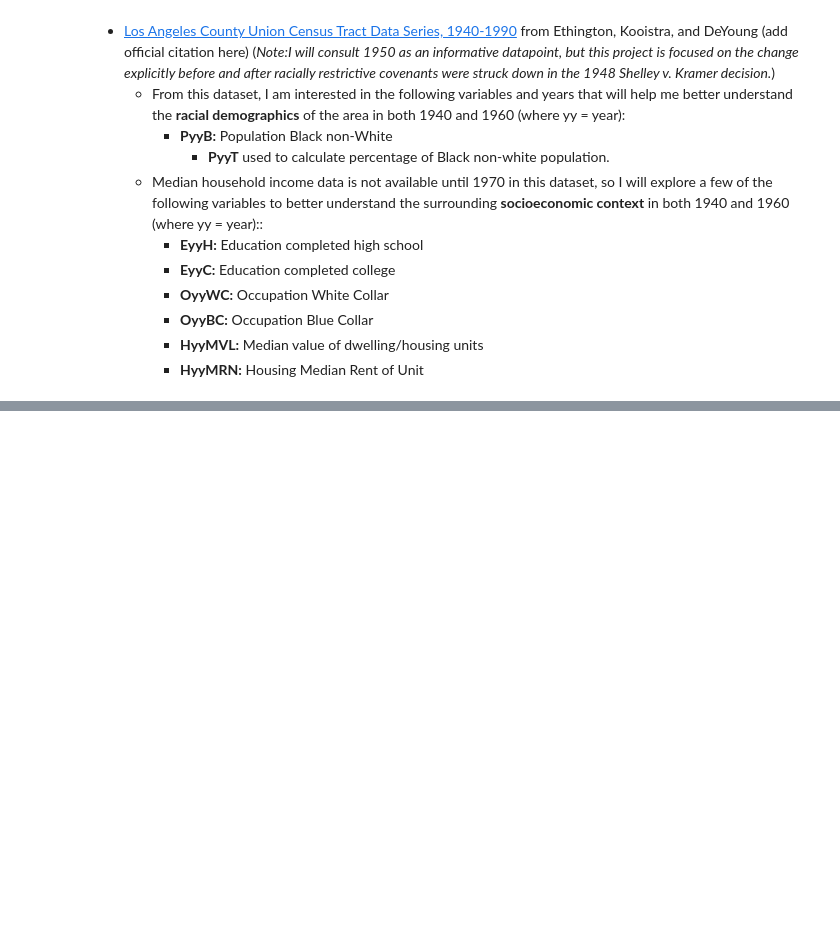
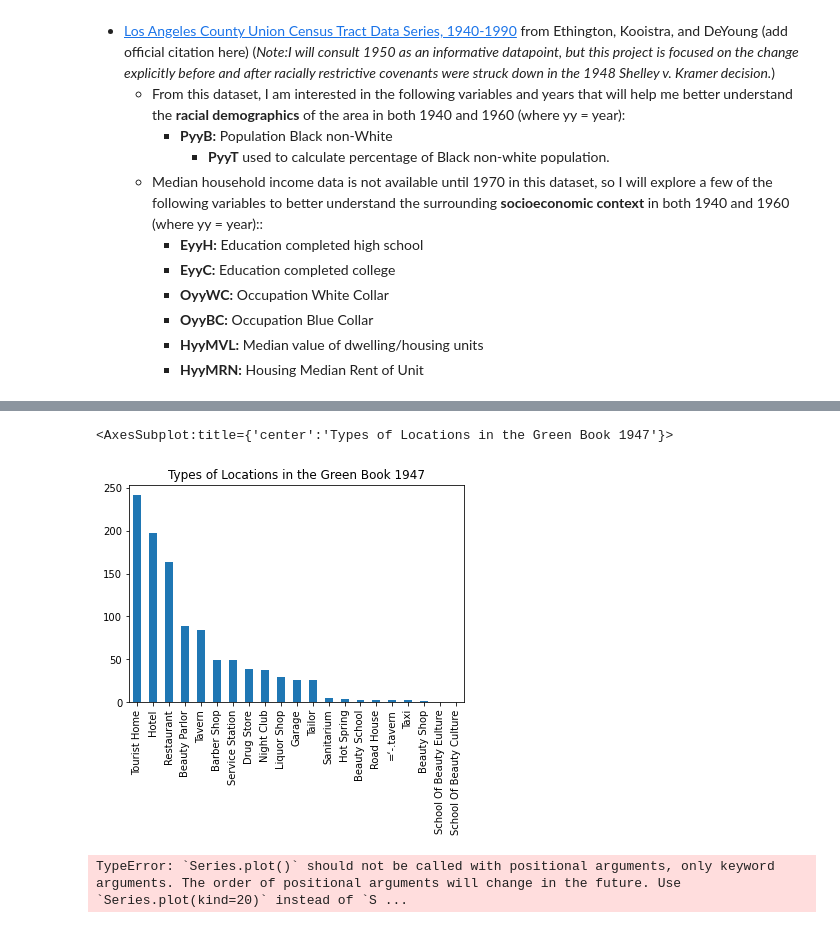
Before and after one commit to dmmurphy06/GISproject, a Jupyter notebook: Midterm/Midterm.ipynb, the cells around one changed output, grey strips where cells are left out. Cells and saved outputs as stored; diff of their text form; code cells hidden in the pictures; blank space fills up the shorter version.

```diff
--- a/Midterm/Midterm.ipynb
+++ b/Midterm/Midterm.ipynb
@@ -39,0 +238,5 @@ gdf = gpd.read_file('GISproject/Group Assignments/Data/ethington.zip')
+# %%
+category_count.plot.bar(x = 'location type', y = 'count', title = 'Types of Locations in the Green Book 1947')
+# %% [output]
+<AxesSubplot:title={'center':'Types of Locations in the Green Book 1947'}>
+[figure, added]
@@ -39,0 +249,4 @@ gdf = gpd.read_file('GISproject/Group Assignments/Data/ethington.zip')
+# %%
+city_count.plot()
+# %% [output]
+TypeError: `Series.plot()` should not be called with positional arguments, only keyword arguments. The order of positional arguments will change in the future. Use `Series.plot(kind=20)` instead of `S ...
```
Also changed, not shown: parts of 174 cells of this notebook.
